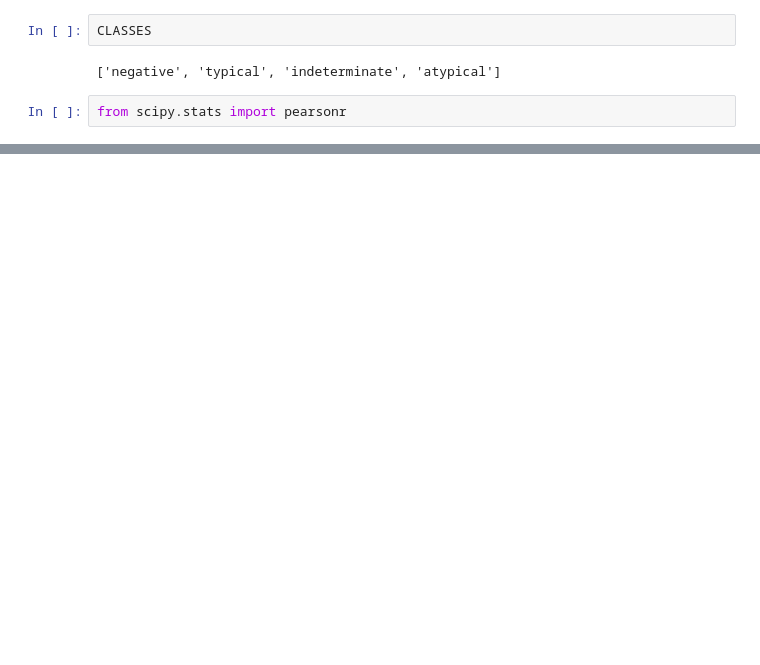
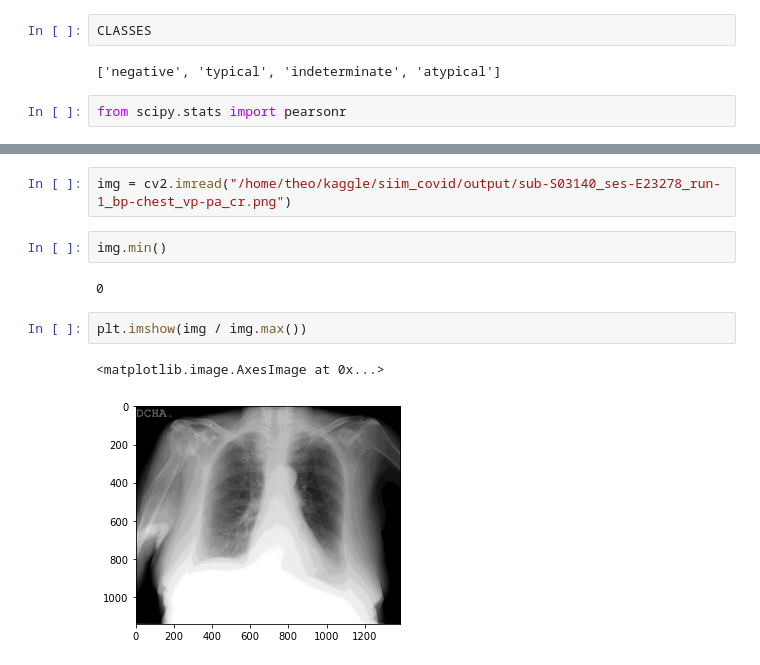
Before and after one commit to TheoViel/kaggle_siim_covid, a Jupyter notebook: notebooks/Validation.ipynb, the cells around one changed output, grey strips where cells are left out. Saved outputs shown, nothing was run; the diff lists cells and outputs as text; blank space fills up the shorter version.

```diff
--- a/notebooks/Validation.ipynb
+++ b/notebooks/Validation.ipynb
@@ -276,0 +318,11 @@ array([0.81115651, 0.85174298, 0.3206541 , 0.36779635])
+# %%
+img = cv2.imread("/home/theo/kaggle/siim_covid/output/sub-S03140_ses-E23278_run-1_bp-chest_vp-pa_cr.png")
+# %%
+img.min()
+# %% [output]
+0
+# %%
+plt.imshow(img / img.max())
+# %% [output]
+<matplotlib.image.AxesImage at 0x...>
+[figure, added]
```
Also changed, not shown: parts of 20 cells of this notebook, 6 other files.
